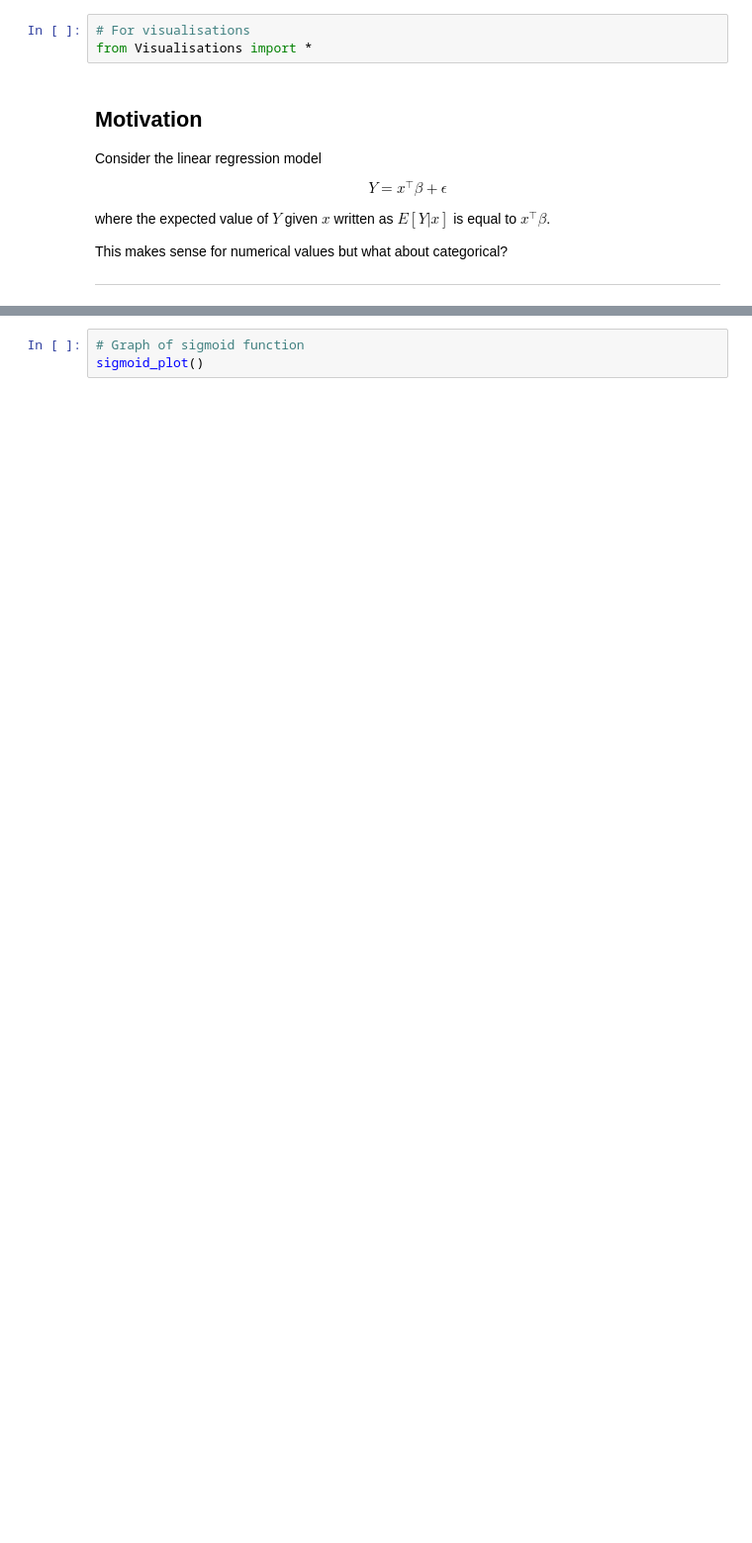
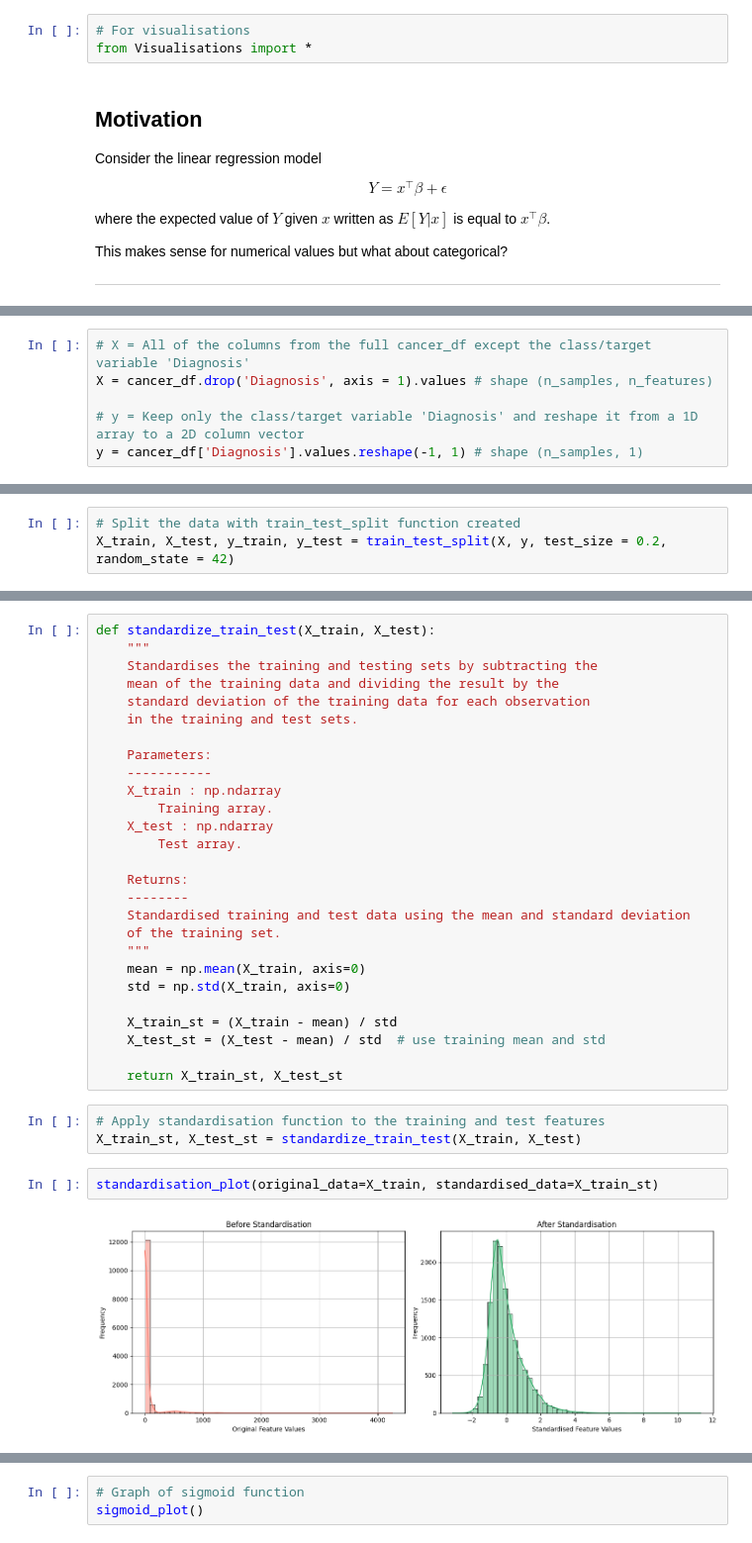
Before and after one commit to mickeyadd/my_risk_toolkit, a Jupyter notebook: Machine Learning Notes/Classification Models/Logistic Regression.ipynb, the cells around one changed output, grey strips where cells are left out. Shown at 99% size. Saved outputs shown, nothing was run; the diff lists cells and outputs as text; blank space fills up the shorter version.

```diff
--- a/Machine Learning Notes/Classification Models/Logistic Regression.ipynb
+++ b/Machine Learning Notes/Classification Models/Logistic Regression.ipynb
@@ -59,0 +155,6 @@ So how do we estimate $\pi = E[Y|x] = P(Y = 1|x)$?
+# %%
+# X = All of the columns from the full cancer_df except the class/target variable 'Diagnosis'
+X = cancer_df.drop('Diagnosis', axis = 1).values # shape (n_samples, n_features)
+
+# y = Keep only the class/target variable 'Diagnosis' and reshape it from a 1D array to a 2D column vector
+y = cancer_df['Diagnosis'].values.reshape(-1, 1) # shape (n_samples, 1)
@@ -59,0 +213,3 @@ So how do we estimate $\pi = E[Y|x] = P(Y = 1|x)$?
+# %%
+# Split the data with train_test_split function created
+X_train, X_test, y_train, y_test = train_test_split(X, y, test_size = 0.2, random_state = 42)
@@ -59,0 +236,34 @@ So how do we estimate $\pi = E[Y|x] = P(Y = 1|x)$?
+# %%
+def standardize_train_test(X_train, X_test):
+    """
+    Standardises the training and testing sets by subtracting the
+    mean of the training data and dividing the result by the
+    standard deviation of the training data for each observation
+    in the training and test sets.
+
+    Parameters:
+    -----------
+    X_train : np.ndarray
+        Training array.
+    X_test : np.ndarray
+        Test array.
+
+    Returns:
+    --------
+    Standardised training and test data using the mean and standard deviation
+    of the training set.
+    """
+    mean = np.mean(X_train, axis=0)
+    std = np.std(X_train, axis=0)
+
+    X_train_st = (X_train - mean) / std
+    X_test_st = (X_test - mean) / std  # use training mean and std
+
+    return X_train_st, X_test_st
+# %%
+# Apply standardisation function to the training and test features
+X_train_st, X_test_st = standardize_train_test(X_train, X_test)
+# %%
+standardisation_plot(original_data=X_train, standardised_data=X_train_st)
+# %% [output]
+[figure, added]
```
Also changed, not shown: parts of 54 cells of this notebook, 1 other file.
